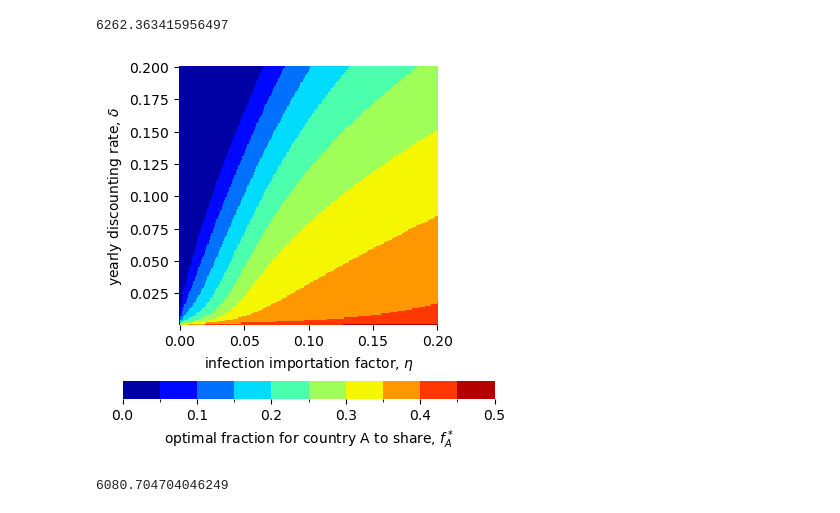
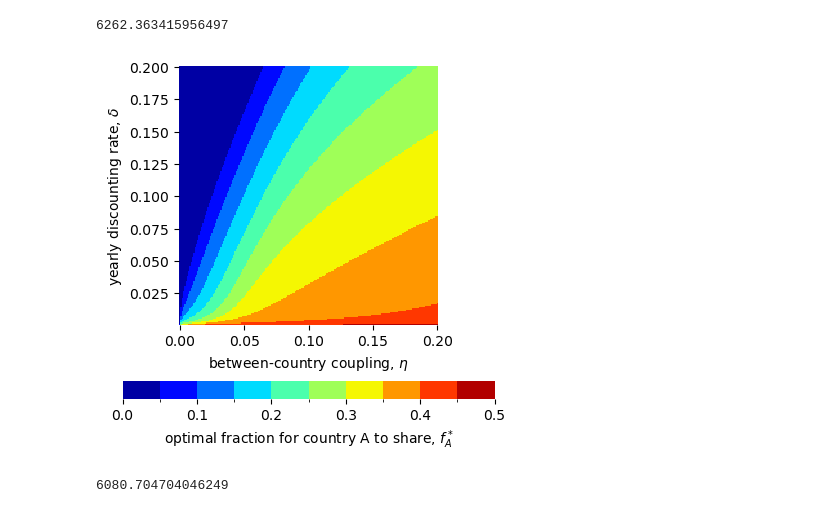
Before and after one commit to freedmanari/vaccine_nationalism, a Jupyter notebook: vaccine_nationalism.ipynb, the cells around one changed output. Drawn from its saved outputs; the diff is of its cells as text; code cells hidden in the pictures.

Commit message:
more minor label editing in deltas figure

```diff
--- a/vaccine_nationalism.ipynb
+++ b/vaccine_nationalism.ipynb
@@ -569,12 +569,12 @@ print(time2 - time1)
 6262.363415956497
 # %%
 plot_heatmap('eta','delta','f_A_min',fracValues=True,
-             xlabel='infection importation factor, $\eta$', ylabel='yearly discounting rate, $\delta$',
+             xlabel='between-country coupling, $\eta$', ylabel='yearly discounting rate, $\delta$',
              legendTitle='optimal fraction for country A to share, $f_A^*$', colorbar_shrink=.75)
 
 # plt.savefig('figures/roughs/eta_delta.png', bbox_inches='tight', dpi=1200)
 # %% [output]
-[figure, old version]
+[figure, new version]
 # %%
 ### for figure deltas
 
```
Also changed, not shown: 1 other file.
